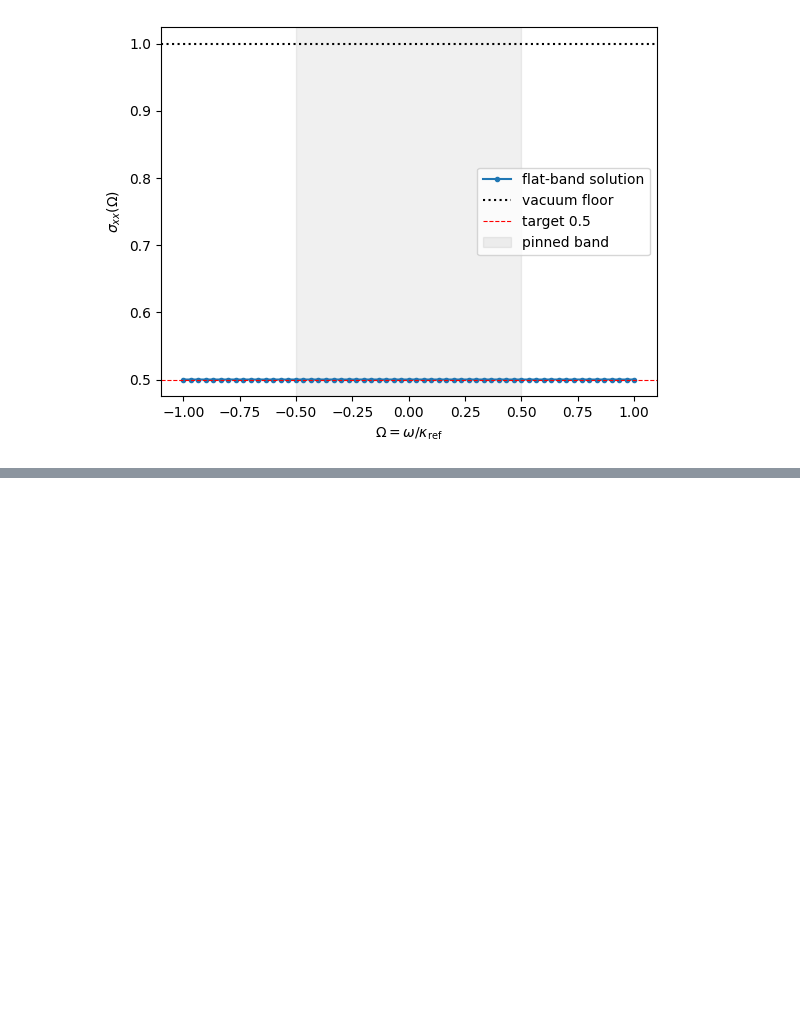
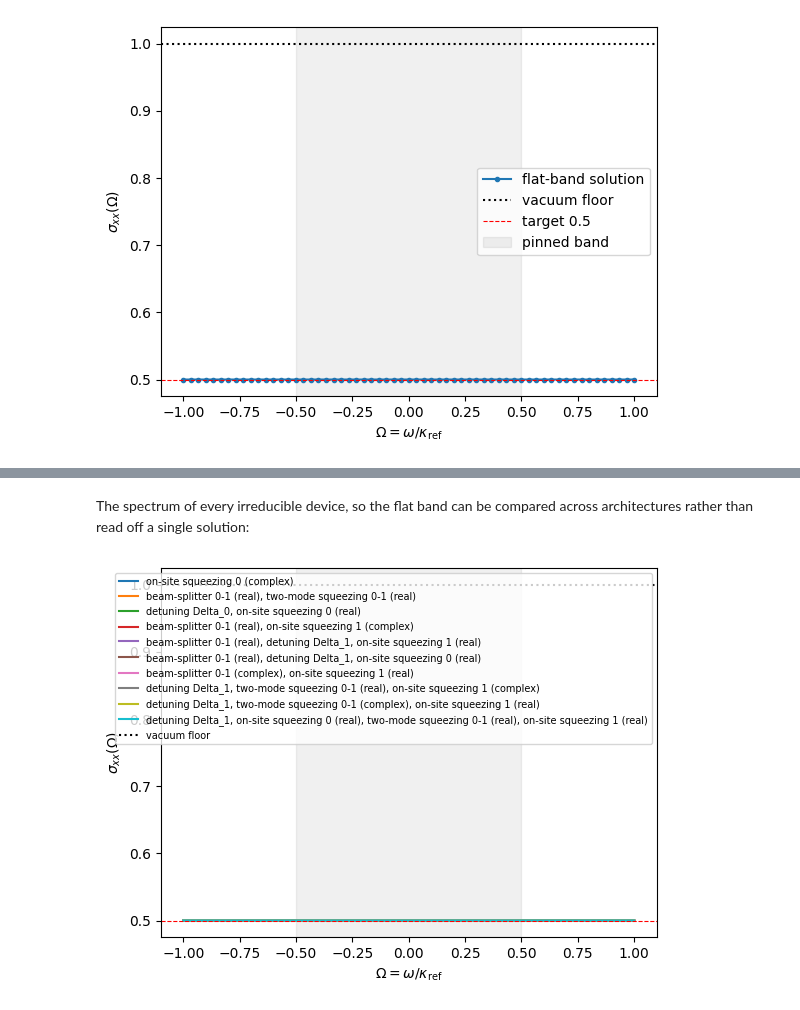
Before and after one commit to Fouriersaur/AutoGaussian, a Jupyter notebook: autogaussian/2_directional_and_broadband.ipynb, the cells around one changed output, grey strips where cells are left out. Saved outputs shown, nothing was run; the diff lists cells and outputs as text; code cells hidden in the pictures; blank space fills up the shorter version.

```diff
--- a/autogaussian/2_directional_and_broadband.ipynb
+++ b/autogaussian/2_directional_and_broadband.ipynb
@@ -130,0 +246,26 @@ decay ratios found: {'kappa~_0': 23.692541137430503, 'kappa~_1': 1.3697048273527
+# %% [markdown]
+
+The spectrum of every irreducible device, so the flat band can be compared across
+architectures rather than read off a single solution:
+# %%
+for graph in sorted(irreducibles_bb, key=lambda g: int(np.sum(g))):
+    solution = optimizer_search.solution_of(graph)
+    if solution is None:
+        ok, infos = optimizer_search.test_graph(graph, num_tests=20)
+        if not ok:
+            continue
+        solution = infos[-1]
+    spectrum = np.array([np.real(optimizer_search.oracle.covariance(solution["x"], w)[0, 0])
+                         for w in omegas])
+    plt.plot(omegas, spectrum, "-",
+             label=", ".join(optimizer_search.space.describe(graph)))
+
+plt.axhline(1.0, color="k", ls=":", label="vacuum floor")
+plt.axhline(0.5, color="r", ls="--", lw=0.8)
+plt.axvspan(-bandwidth, bandwidth, color="k", alpha=0.06)
+plt.xlabel(r"$\Omega = \omega/\kappa_{\rm ref}$")
+plt.ylabel(r"$\sigma_{xx}(\Omega)$")
+plt.legend(fontsize=7, loc="upper right")
+plt.show()
+# %% [output]
+[figure, added]
```
Also changed, not shown: parts of 7 cells of this notebook, 4 other files.
